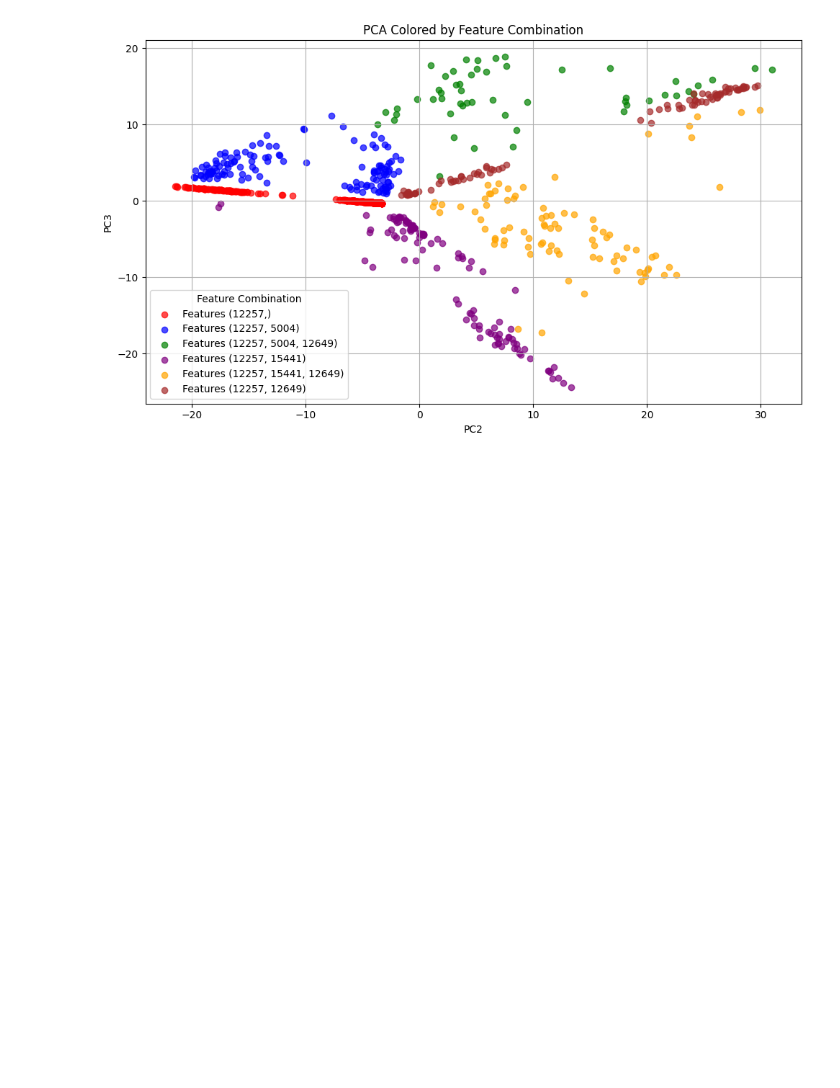
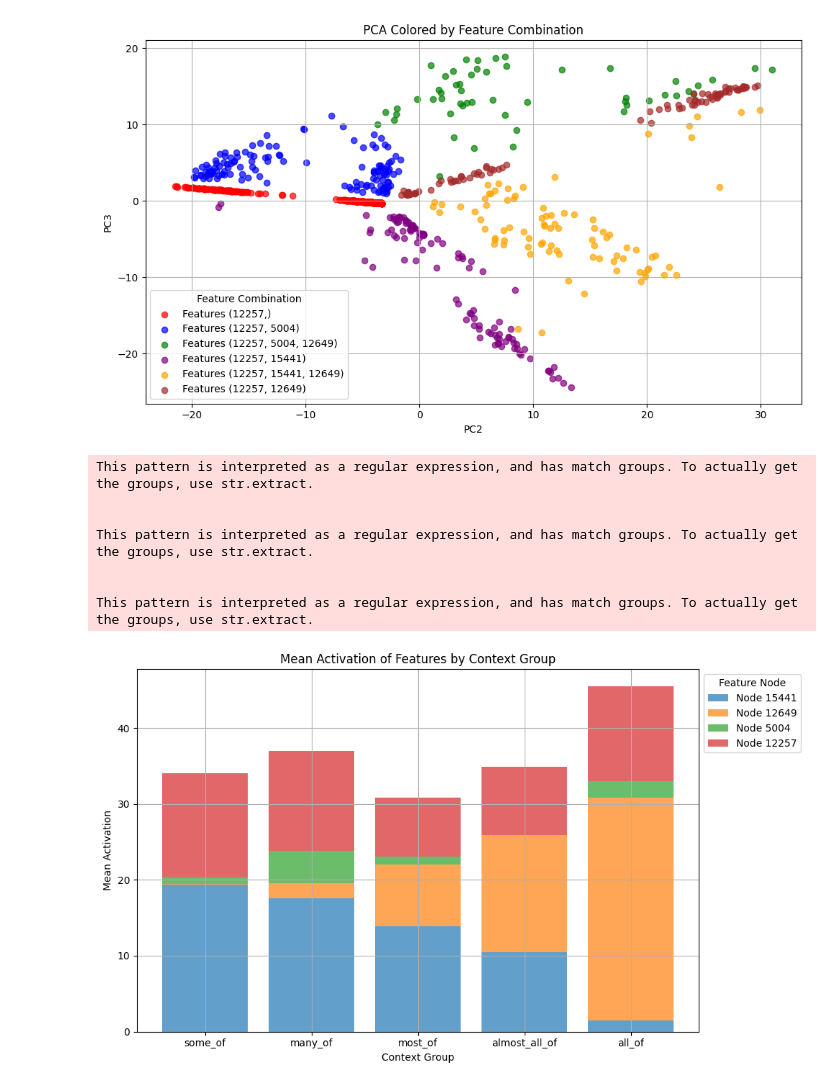
Before and after one commit to MClarke1991/sae_cooccurrence, a Jupyter notebook: src/example_clusters/one_of_4740_layer_12_1_5_activation_100_batch_100_pca.ipynb, the cells around one changed output. Saved outputs shown, nothing was run; the diff lists cells and outputs as text; code cells hidden in the pictures; blank space fills up the shorter version.

```diff
--- a/src/example_clusters/one_of_layer_12_1_5_activation_100_batch_100_pca.ipynb
+++ b/src/example_clusters/one_of_4740_layer_12_1_5_activation_100_batch_100_pca.ipynb
@@ -509,0 +584,13 @@ plot_pca_colored_by_feature_combination(
+# %%
+plot_mean_activation_stacked_bar_chart_zoom_in(
+    pca_df, reprocessed_results.all_graph_feature_acts, fs_splitting_nodes
+)
+# %% [output]
+This pattern is interpreted as a regular expression, and has match groups. To actually get the groups, use str.extract.
+
+
+This pattern is interpreted as a regular expression, and has match groups. To actually get the groups, use str.extract.
+
+
+This pattern is interpreted as a regular expression, and has match groups. To actually get the groups, use str.extract.
+[figure, added]
```
Also changed, not shown: parts of 10 cells of this notebook.
